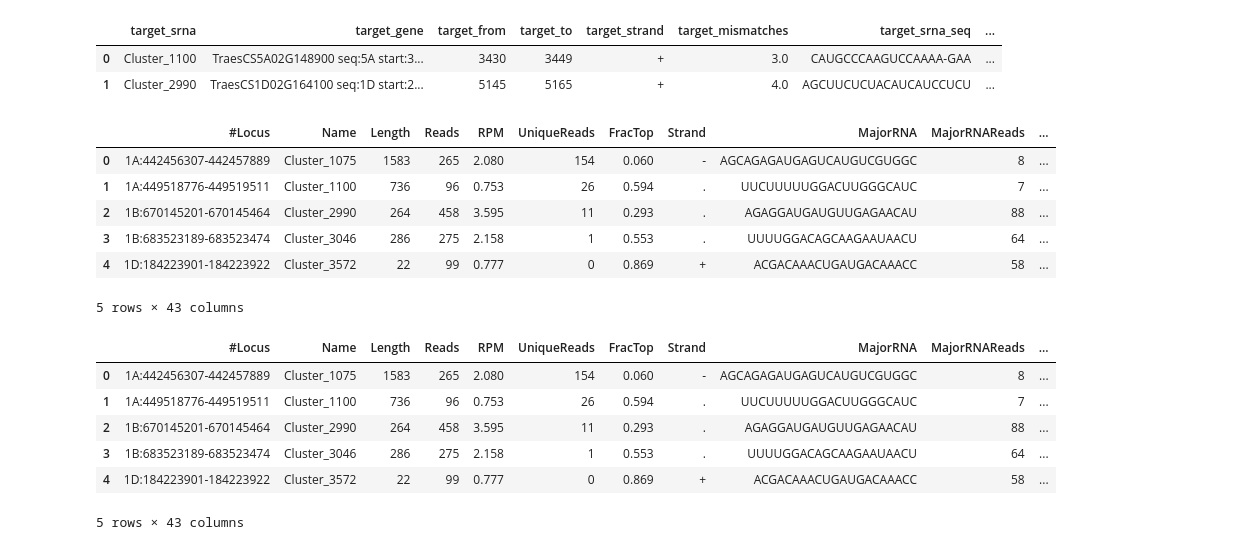
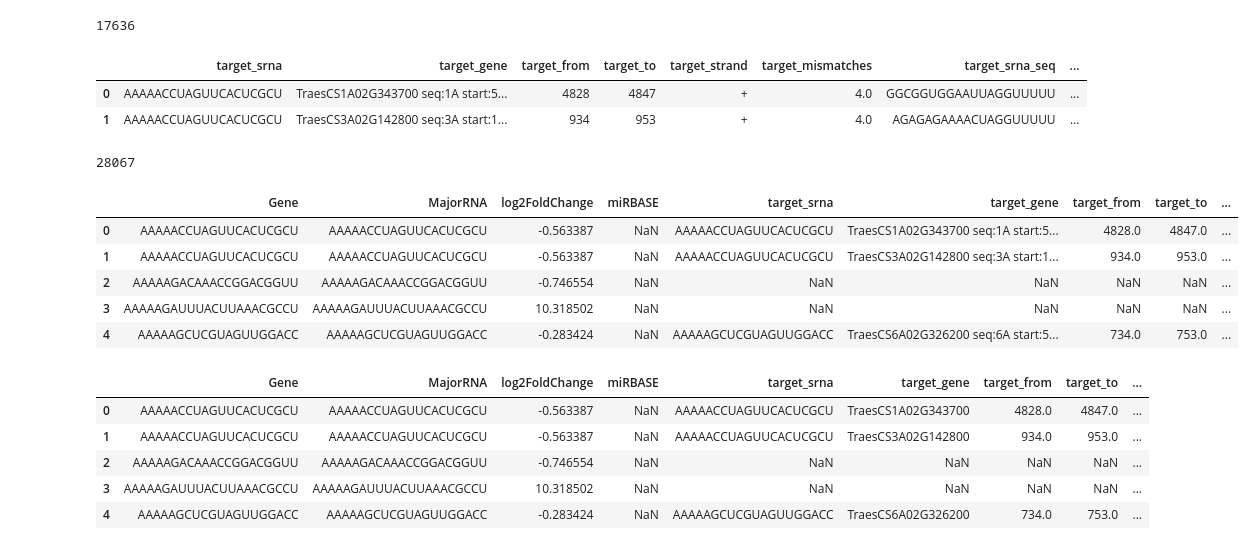
Before and after one commit to juancresc/mrcv, a Jupyter notebook: 5.1_cross_genes_sRNA.ipynb, the cells around one changed output. Cells and saved outputs as stored; diff of their text form; code cells hidden in the pictures.

```diff
--- a/5.1_cross_genes_sRNA.ipynb
+++ b/5.1_cross_genes_sRNA.ipynb
@@ -11,30 +11,32 @@ df_srna.head(2)
 # %%
-df_target = pd.read_csv('data/res/targets.clean.csv', sep='\t', header=None)
+df_target = pd.read_csv('data/res/targets_dna.clean.csv', sep='\t', header=None)
 df_target.columns = ['target_srna','target_gene','target_from','target_to','target_strand','target_mismatches','target_srna_seq','target_aln','target_gene_seq']
+print(len(df_target.index))
 df_target.head(2)
 # %% [output]
+17636
 |  | target_srna | target_gene | target_from | target_to | target_strand | target_mismatches | target_srna_seq | ... |
-| 0 | Cluster_1100 | TraesCS5A02G148900 seq:5A start:3... | 3430 | 3449 | + | 3.0 | CAUGCCCAAGUCCAAAA-GAA | ... |
-| 1 | Cluster_2990 | TraesCS1D02G164100 seq:1D start:2... | 5145 | 5165 | + | 4.0 | AGCUUCUCUACAUCAUCCUCU | ... |
+| 0 | AAAAACCUAGUUCACUCGCU | TraesCS1A02G343700 seq:1A start:5... | 4828 | 4847 | + | 4.0 | GGCGGUGGAAUUAGGUUUUU | ... |
+| 1 | AAAAACCUAGUUCACUCGCU | TraesCS3A02G142800 seq:3A start:1... | 934 | 953 | + | 4.0 | AGAGAGAAAACUAGGUUUUU | ... |
 # %%
-df_res = pd.merge(df_srna, df_target, left_on='Name', right_on='target_srna', how='left')
-df_res.head()
+df_target_genes = pd.merge(df_srna, df_target, left_on='Gene', right_on='target_srna', how='left')
+print(len(df_target_genes.index))
+df_target_genes.head()
 # %% [output]
+28067
-|  | #Locus | Name | Length | Reads | RPM | UniqueReads | FracTop | Strand | MajorRNA | MajorRNAReads | ... |
-| 0 | 1A:442456307-442457889 | Cluster_1075 | 1583 | 265 | 2.080 | 154 | 0.060 | - | AGCAGAGAUGAGUCAUGUCGUGGC | 8 | ... |
-| 1 | 1A:449518776-449519511 | Cluster_1100 | 736 | 96 | 0.753 | 26 | 0.594 | . | UUCUUUUUGGACUUGGGCAUC | 7 | ... |
-| 2 | 1B:670145201-670145464 | Cluster_2990 | 264 | 458 | 3.595 | 11 | 0.293 | . | AGAGGAUGAUGUUGAGAACAU | 88 | ... |
-| 3 | 1B:683523189-683523474 | Cluster_3046 | 286 | 275 | 2.158 | 1 | 0.553 | . | UUUUGGACAGCAAGAAUAACU | 64 | ... |
-| 4 | 1D:184223901-184223922 | Cluster_3572 | 22 | 99 | 0.777 | 0 | 0.869 | + | ACGACAAACUGAUGACAAACC | 58 | ... |
+|  | Gene | MajorRNA | log2FoldChange | miRBASE | target_srna | target_gene | target_from | target_to | ... |
+| 0 | AAAAACCUAGUUCACUCGCU | AAAAACCUAGUUCACUCGCU | -0.563387 | NaN | AAAAACCUAGUUCACUCGCU | TraesCS1A02G343700 seq:1A start:5... | 4828.0 | 4847.0 | ... |
+| 1 | AAAAACCUAGUUCACUCGCU | AAAAACCUAGUUCACUCGCU | -0.563387 | NaN | AAAAACCUAGUUCACUCGCU | TraesCS3A02G142800 seq:3A start:1... | 934.0 | 953.0 | ... |
+| 2 | AAAAAGACAAACCGGACGGUU | AAAAAGACAAACCGGACGGUU | -0.746554 | NaN | NaN | NaN | NaN | NaN | ... |
+| 3 | AAAAAGAUUUACUUAAACGCCU | AAAAAGAUUUACUUAAACGCCU | 10.318502 | NaN | NaN | NaN | NaN | NaN | ... |
+| 4 | AAAAAGCUCGUAGUUGGACC | AAAAAGCUCGUAGUUGGACC | -0.283424 | NaN | AAAAAGCUCGUAGUUGGACC | TraesCS6A02G326200 seq:6A start:5... | 734.0 | 753.0 | ... |
-5 rows × 43 columns
 # %%
-df_res['target_gene'] = df_res['target_gene'].str.split(' ').str[0]
-df_res.head()
+df_target_genes['target_gene'] = df_target_genes['target_gene'].str.split(' ').str[0]
+df_target_genes.head()
 # %% [output]
-|  | #Locus | Name | Length | Reads | RPM | UniqueReads | FracTop | Strand | MajorRNA | MajorRNAReads | ... |
-| 0 | 1A:442456307-442457889 | Cluster_1075 | 1583 | 265 | 2.080 | 154 | 0.060 | - | AGCAGAGAUGAGUCAUGUCGUGGC | 8 | ... |
-| 1 | 1A:449518776-449519511 | Cluster_1100 | 736 | 96 | 0.753 | 26 | 0.594 | . | UUCUUUUUGGACUUGGGCAUC | 7 | ... |
-| 2 | 1B:670145201-670145464 | Cluster_2990 | 264 | 458 | 3.595 | 11 | 0.293 | . | AGAGGAUGAUGUUGAGAACAU | 88 | ... |
-| 3 | 1B:683523189-683523474 | Cluster_3046 | 286 | 275 | 2.158 | 1 | 0.553 | . | UUUUGGACAGCAAGAAUAACU | 64 | ... |
-| 4 | 1D:184223901-184223922 | Cluster_3572 | 22 | 99 | 0.777 | 0 | 0.869 | + | ACGACAAACUGAUGACAAACC | 58 | ... |
+|  | Gene | MajorRNA | log2FoldChange | miRBASE | target_srna | target_gene | target_from | target_to | ... |
+| 0 | AAAAACCUAGUUCACUCGCU | AAAAACCUAGUUCACUCGCU | -0.563387 | NaN | AAAAACCUAGUUCACUCGCU | TraesCS1A02G343700 | 4828.0 | 4847.0 | ... |
+| 1 | AAAAACCUAGUUCACUCGCU | AAAAACCUAGUUCACUCGCU | -0.563387 | NaN | AAAAACCUAGUUCACUCGCU | TraesCS3A02G142800 | 934.0 | 953.0 | ... |
+| 2 | AAAAAGACAAACCGGACGGUU | AAAAAGACAAACCGGACGGUU | -0.746554 | NaN | NaN | NaN | NaN | NaN | ... |
+| 3 | AAAAAGAUUUACUUAAACGCCU | AAAAAGAUUUACUUAAACGCCU | 10.318502 | NaN | NaN | NaN | NaN | NaN | ... |
+| 4 | AAAAAGCUCGUAGUUGGACC | AAAAAGCUCGUAGUUGGACC | -0.283424 | NaN | AAAAAGCUCGUAGUUGGACC | TraesCS6A02G326200 | 734.0 | 753.0 | ... |
-5 rows × 43 columns
```
Also changed, not shown: parts of 15 cells of this notebook, 4 other files.
